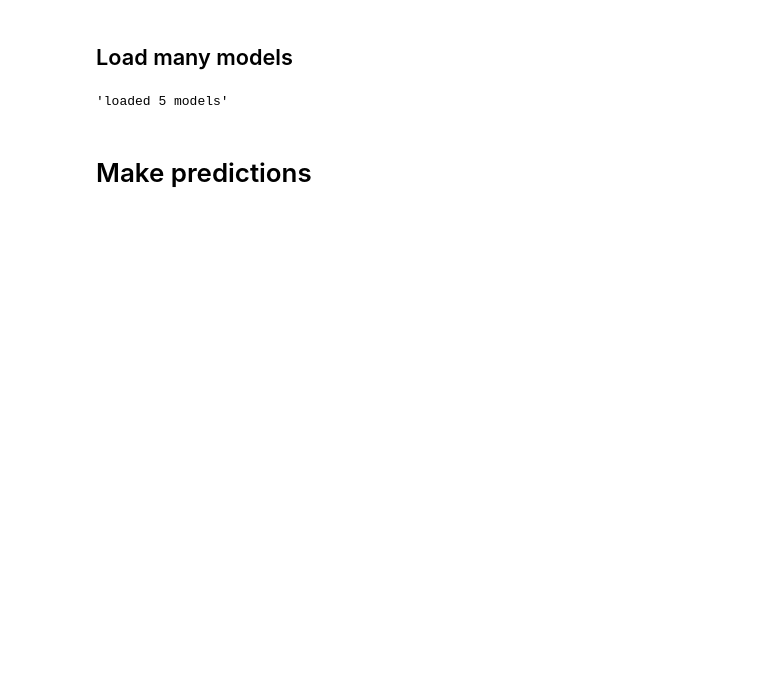
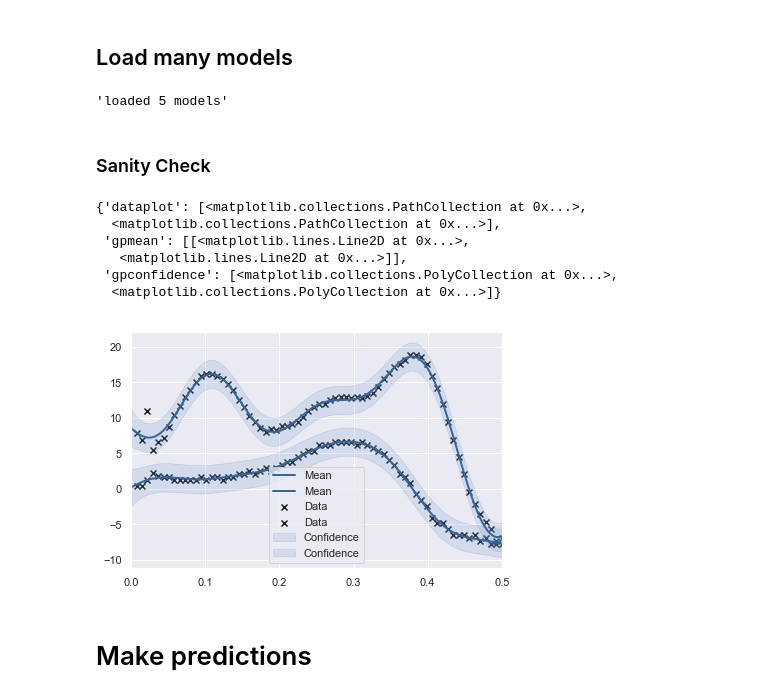
Before and after one commit to SebastianCallh/master-thesis, a Jupyter notebook: model/model.ipynb, the cells around one changed output. Saved outputs shown, nothing was run; the diff lists cells and outputs as text; code cells hidden in the pictures; blank space fills up the shorter version.

Commit message:
Fix model to work correctly for five test trajectories

```diff
--- a/model/model.ipynb
+++ b/model/model.ipynb
@@ -76,17 +110,19 @@ import seaborn as sns
 import matplotlib.pyplot as plt
 import pickle
 from IPython.display import display, clear_output
-from model import learn_trajectory_model, plot_function, gamma_prior, FunctionModelPriors, TrajectoryModel, predict, compute_tau
+from model import learn_trajectory_model, plot_function, gamma_prior, FunctionModelPriors, TrajectoryModel, predict
 from pandas import DataFrame
 
-np.random.seed(12345)
+np.random.seed(1)
 trajs_pickle_path = '../data/train3.pkl'
 data = pd.read_pickle(trajs_pickle_path)
 n_trajs = list(data.traj.unique())
 n_trajs_to_use = 20 # len(n_trajs)
 trajs_to_use = frozenset(np.random.choice(n_trajs, size=n_trajs_to_use, replace=False))
 trajs = data[data.traj.transform(lambda j: j in trajs_to_use)]
-traj_ixs = trajs.traj.unique()
+traj_ns = trajs.traj.unique()
+def load_seg(traj_n, seg_n):
+    return trajs[(trajs.traj == traj_n) & (trajs.seg == seg_n)]
 # %% [markdown]
 ## Learn normalisation functions for each segment
 All trajectories must be in the same space, so normalisation is done segement-wise. This will not be Euclidian, so ARD need to be used.
@@ -117,8 +154 @@ def normaliser_for_seg(seg_n):
     return seg_norms[seg_n]
-# %%
-seg_n = 1
-traj_n = traj_ixs[0]
-seg = seg_dict[seg_n]
-traj = seg[seg.traj == traj_n]
-norm = normaliser_for_seg(seg_n)
-norm['scale'](traj)
@@ -270,25 +386,24 @@ import numpy as np
 import pandas as pd
 from tqdm import tqdm
 from model import FunctionModelPriors, learn_trajectory_model, save_model, acquire_db_conn#plot_function, gamma_prior, , predict
+from functools import reduce
 
-np.random.seed(12345)
-g_domain = ['x', 'y']
-n_trajs_to_learn = 5
-segs = trajs[trajs.seg == seg_n]
-seg_dict = dict(tuple(segs.groupby('traj')))
-segs_to_learn = list(seg_dict.values())[:n_trajs_to_learn]
+np.random.seed(1)
 
-models = []
-for seg in tqdm(segs_to_learn):
-    timed_seg = compute_time_left(seg)
-    m = learn_model(timed_seg, route_n, seg_n, g_domain)
-    models.append(m)
+def learn(traj_n, seg_n):
+    seg = pre_process(load_seg(traj_n, seg_n), stop_compress_delta)
+    print(seg.shape)
+    return learn_model(
+        seg, route_n, seg_n,
+        f_p_codomain, f_v_codomain
+    )
 
-#for m in models:
-#    plot_model(m, timed_seg, f_codomain)
+models = [
+    learn(traj_n, seg_n)
+    for traj_n in traj_ns[:5]
+]
 
 with acquire_db_conn() as conn:
     for m in models:
         m_id = save_model(m, conn)
-        print(m_id)
 # %% [output]
@@ -329,6 +436,19 @@ with conn:
 'loaded {} models'.format(len(models))
 # %% [output]
 'loaded 5 models'
+# %% [markdown]
+### Sanity Check
+# %%
+#plot_model(models[10])
+models[test_traj_ix].f_v.model.plot(plot_limits=[0, fraction_observed])
+# %% [output]
+{'dataplot': [<matplotlib.collections.PathCollection at 0x...>,
+  <matplotlib.collections.PathCollection at 0x...>],
+ 'gpmean': [[<matplotlib.lines.Line2D at 0x...>,
+   <matplotlib.lines.Line2D at 0x...>]],
+ 'gpconfidence': [<matplotlib.collections.PolyCollection at 0x...>,
+  <matplotlib.collections.PolyCollection at 0x...>]}
+[figure, added]
 # %% [markdown]
 # Make predictions
 # %%
```
Also changed, not shown: parts of 21 cells of this notebook, 1 other file.
